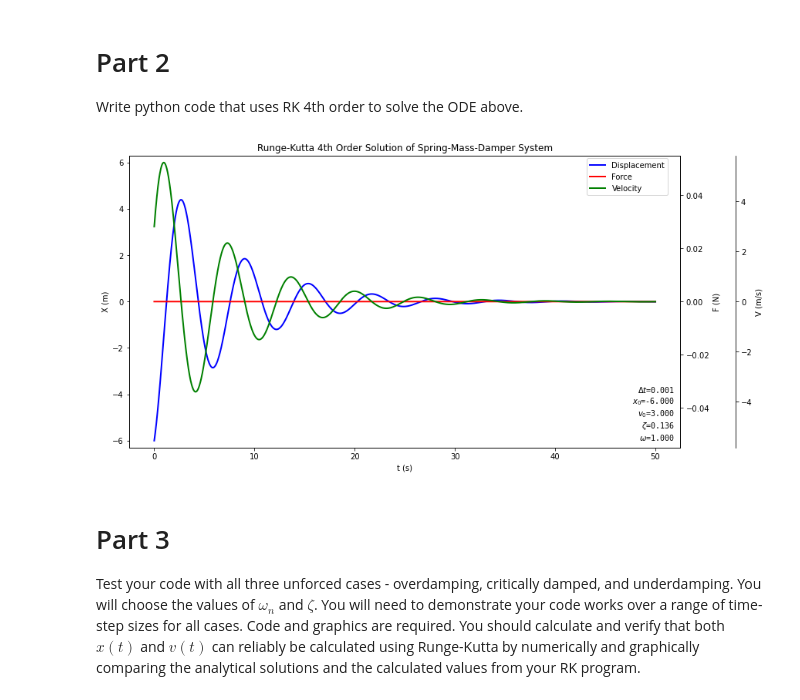
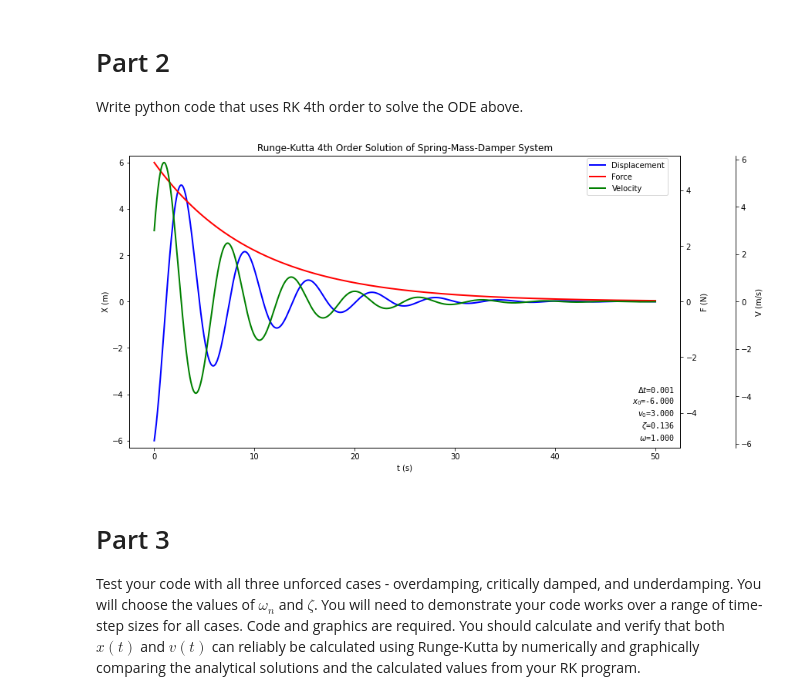
Before and after one commit to Johnathonadon/ENGR3703-Computational-Methods-, a Jupyter notebook: Johnathan_Weir_engr3703_fall2021_project.ipynb, the cells around one changed output. Cells and saved outputs as stored; diff of their text form; code cells hidden in the pictures.

```diff
--- a/Johnathan_Weir_engr3703_fall2021_project.ipynb
+++ b/Johnathan_Weir_engr3703_fall2021_project.ipynb
@@ -63,7 +64,7 @@ def spring_mass_damper(ti, tf, dt, ft, x0, v0, m, z, o):
 
     #define system differential equation
     def system(X, V, F):
-        return F - 2*z*o*V - (o**2)*X
+        return F/m - 2*z*o*V - (o**2)*X
 
     #Runge-Kutta 4th Order Classical Method Constants
     c1  =  1/6
@@ -495,32 +496,32 @@ Write python code that uses RK 4th order to solve the ODE above.
 # %%
 #study region
 ti = 0 #s
 tf = 50 #s
 dt = 0.001 #s
 
 #force equation (function of 'i')
-ft = '0'
+ft = '5*exp(-0.1*t[i])'
 
 #system properties
 m = 11 #kg
 b = 3 #s^-1
 k = 11 #N/m
 o = sqrt(k/m)
 z = b/(2*m*o)
 
 #initial system state
 x0 = -6 #m
 v0 = 3 #m/s
 
 #simulate the system
 [t, f, x, v] = spring_mass_damper(ti, tf, dt, ft, x0, v0, m,  z, o)
 
 #plot results
 results = (1,1,1)
 title = 'Runge-Kutta 4th Order Solution of Spring-Mass-Damper System'
 my_plot_system(t, f, x, v, dt, x0, v0, z, o, results, title)
 # %% [output]
-[figure, old version]
+[figure, new version]
 # %% [markdown]
 # Part 3
 
```
Also changed, not shown: parts of 10 cells of this notebook.
